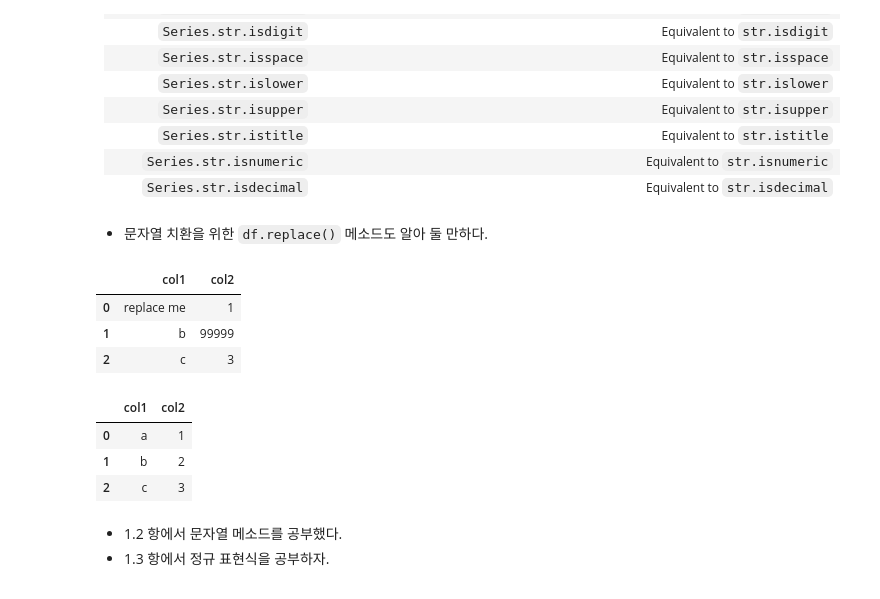
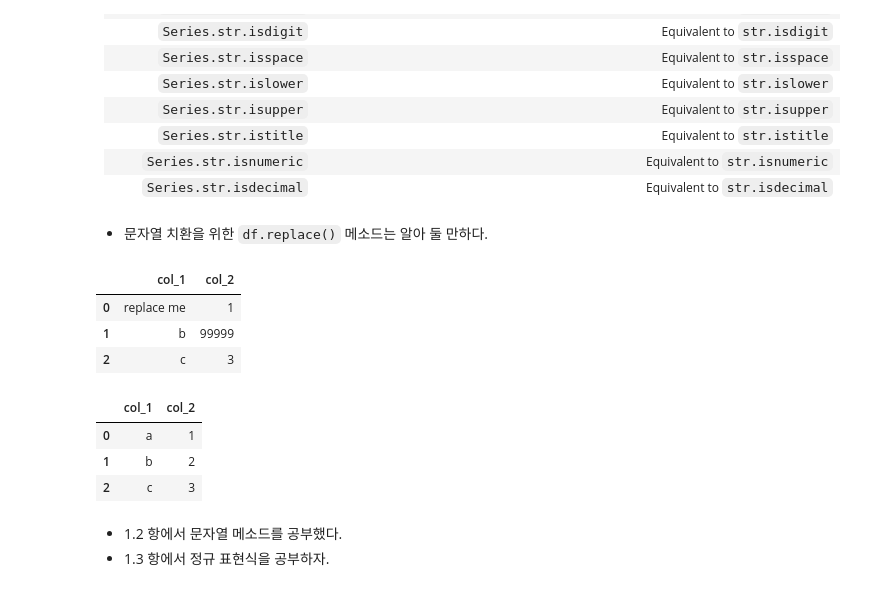
Before and after one commit to logistex/vd21, a Jupyter notebook: nt06_wrangling_advanced/wrangling-advanced.ipynb, the cells around one changed output. Saved outputs shown, nothing was run; the diff lists cells and outputs as text; code cells hidden in the pictures.

```diff
--- a/nt06_wrangling_advanced/wrangling-advanced.ipynb
+++ b/nt06_wrangling_advanced/wrangling-advanced.ipynb
@@ -271,21 +297,22 @@ df
 | `Series.str.isnumeric`     | Equivalent to `str.isnumeric`                                                                                                     |
 | `Series.str.isdecimal`     | Equivalent to `str.isdecimal`                                                                                                     |
 # %% [markdown]
-- 문자열 치환을 위한 `df.replace()` 메소드도 알아 둘 만하다.
+- 문자열 치환을 위한 `df.replace()` 메소드는 알아 둘 만하다.
 # %%
-df = pd.DataFrame({'col1': ['replace me', 'b', 'c'],
-                   'col2': [1, 99999, 3]})
+df = pd.DataFrame({'col_1': ['replace me', 'b', 'c'],
+                   'col_2': [1, 99999, 3]})
 df
 # %% [output]
-|  | col1 | col2 |
+|  | col_1 | col_2 |
 | 0 | replace me | 1 |
 | 1 | b | 99999 |
 | 2 | c | 3 |
 # %%
-df.replace({'replace me': 'a',
-            99999: 2})
+df.replace({'replace me': 'a',    # 문자열 치환
+            99999: 2})            #   수치 치환
+                                  # 사전 형태로 치환 내역 지정
 # %% [output]
-|  | col1 | col2 |
+|  | col_1 | col_2 |
 | 0 | a | 1 |
 | 1 | b | 2 |
 | 2 | c | 3 |
```
Also changed, not shown: parts of 326 cells of this notebook.
